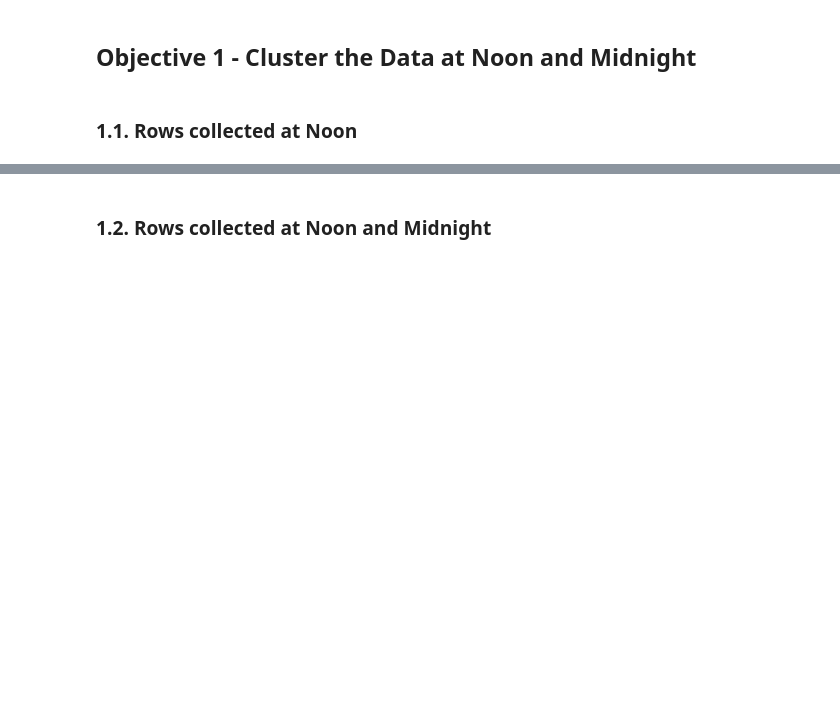
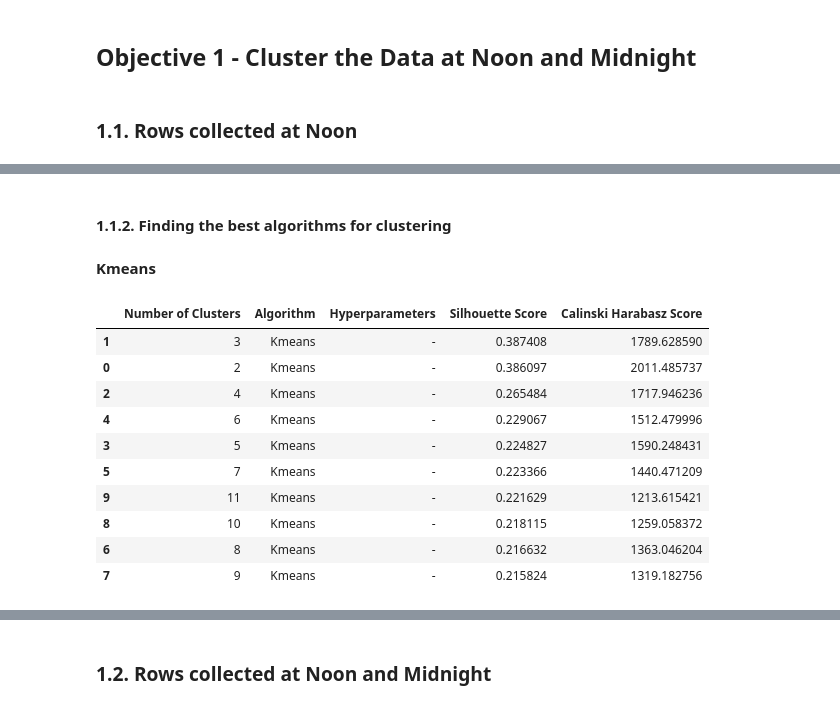
Before and after one commit to ray2g/Data-Mining-Projects, a Jupyter notebook: Homework Assignment 4/PD_TPC4_script.ipynb, the cells around one changed output, grey strips where cells are left out. Cells and saved outputs as stored; diff of their text form; code cells hidden in the pictures; blank space fills up the shorter version.

```diff
--- a/Homework Assignment 4/PD_TPC4_script.ipynb
+++ b/Homework Assignment 4/PD_TPC4_script.ipynb
@@ -176,0 +254,18 @@ midnight_noon_standard.describe()
+# %%
+def cluster_analysis_kmeans(X, K):
+    results_kmeans = []
+    clusters = list(range(2,K))  # list with number of clusters
+
+    for k in clusters:
+
+        kms = KMeans(n_clusters=k, random_state=0).fit(X)
+        kms_sscore = silhouette_score(X, kms.labels_)
+        kms_cscore = calinski_harabasz_score(X, kms.labels_)
+        result_kms = {'Number of Clusters': k, 'Algorithm': 'Kmeans', 'Hyperparameters': '-',
+                      'Silhouette Score': kms_sscore, 'Calinski Harabasz Score': kms_cscore}
+        results_kmeans.append(result_kms)
+
+
+    cluster_results_kmeans = pd.DataFrame(data=results_kmeans)
+
+    return cluster_results_kmeans
@@ -289,0 +342,19 @@ cluster_analysis_results
+# %% [markdown]
+#### 1.1.2. Finding the best algorithms for clustering
+# %% [markdown]
+**Kmeans**
+# %%
+noon_cluster_kmeans = cluster_analysis_kmeans(noon_standard, 50)
+noon_cluster_kmeans.sort_values(['Silhouette Score'],ascending=False).head(10)
+# %% [output]
+|  | Number of Clusters | Algorithm | Hyperparameters | Silhouette Score | Calinski Harabasz Score |
+| 1 | 3 | Kmeans | - | 0.387408 | 1789.628590 |
+| 0 | 2 | Kmeans | - | 0.386097 | 2011.485737 |
+| 2 | 4 | Kmeans | - | 0.265484 | 1717.946236 |
+| 4 | 6 | Kmeans | - | 0.229067 | 1512.479996 |
+| 3 | 5 | Kmeans | - | 0.224827 | 1590.248431 |
+| 5 | 7 | Kmeans | - | 0.223366 | 1440.471209 |
+| 9 | 11 | Kmeans | - | 0.221629 | 1213.615421 |
+| 8 | 10 | Kmeans | - | 0.218115 | 1259.058372 |
+| 6 | 8 | Kmeans | - | 0.216632 | 1363.046204 |
+| 7 | 9 | Kmeans | - | 0.215824 | 1319.182756 |
```
Also changed, not shown: parts of 18 cells of this notebook.
